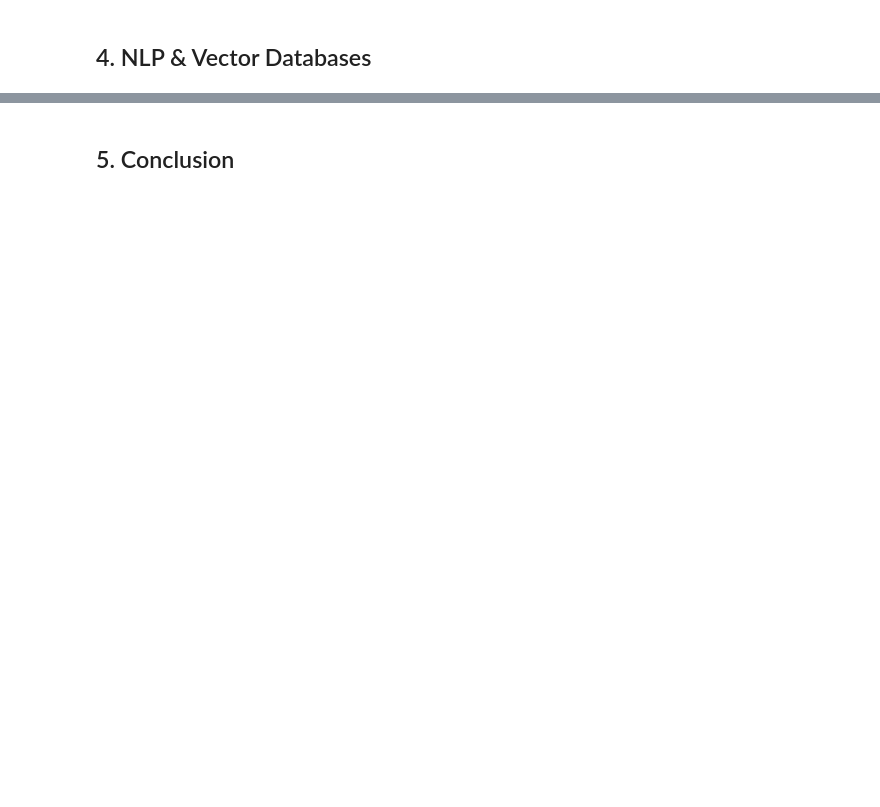
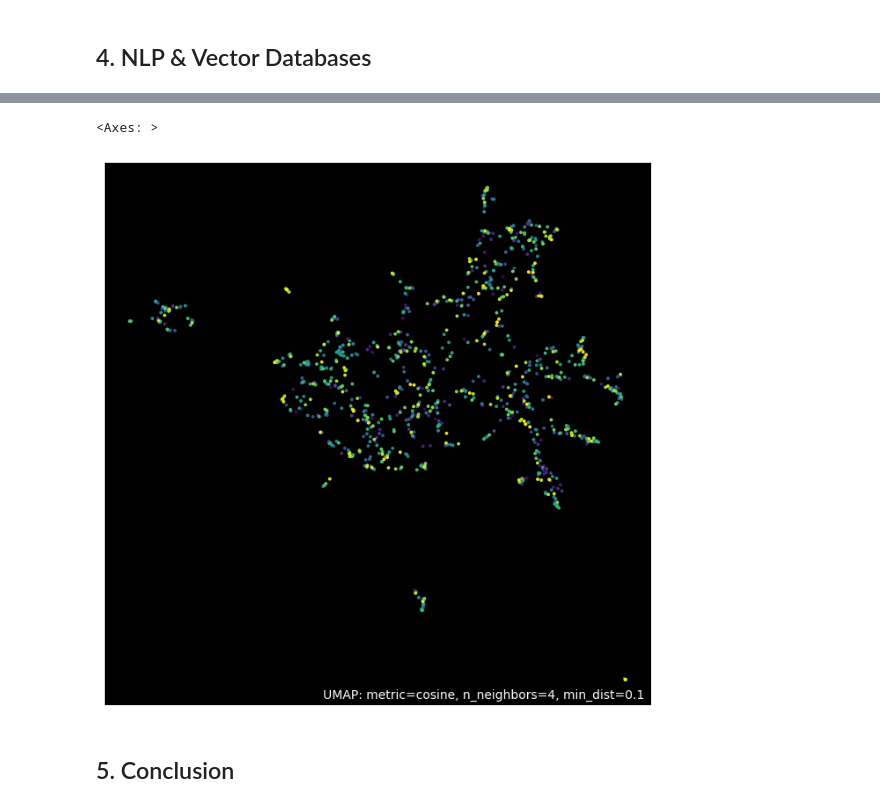
Before and after one commit to ramonpzg/audiodb, a Jupyter notebook: notebooks/08_qdrant_101.ipynb, the cells around one changed output, grey strips where cells are left out. Cells and saved outputs as stored; diff of their text form; code cells hidden in the pictures; blank space fills up the shorter version.

```diff
--- a/notebooks/08_qdrant_101.ipynb
+++ b/notebooks/08_qdrant_101.ipynb
@@ -470,2 +652,7 @@ client.get_collections()
+# %%
+umap.plot.points(mapper, values=np.arange(1000), theme='viridis')
+# %% [output]
+<Axes: >
+[figure, added]
 # %% [markdown]
 ## 5. Conclusion
```
Also changed, not shown: parts of 40 cells of this notebook.
